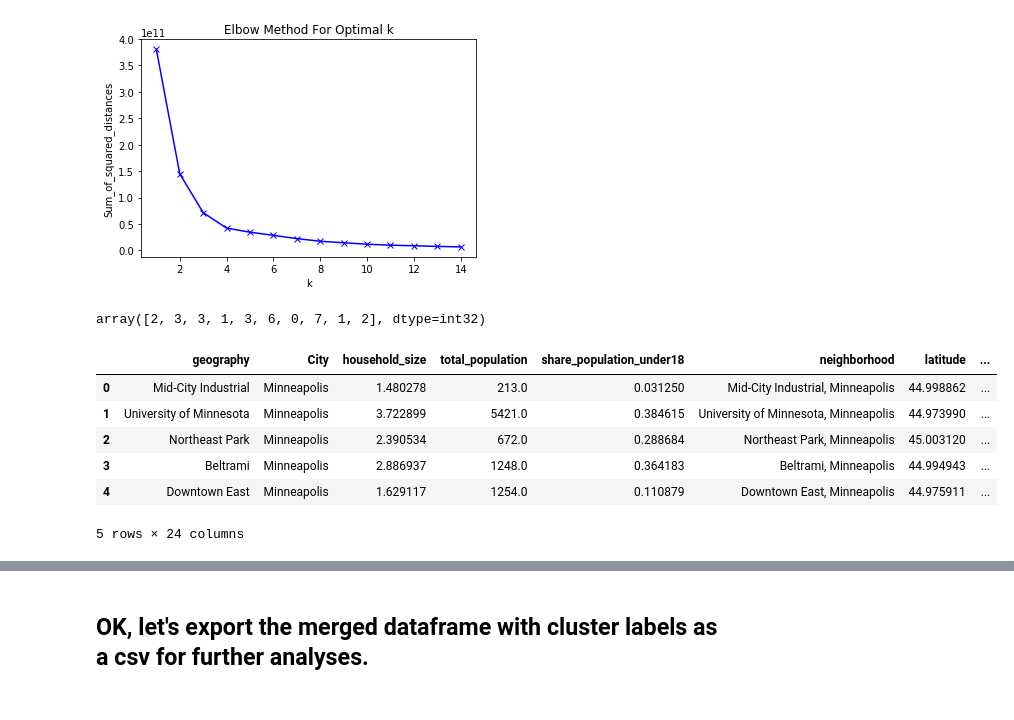
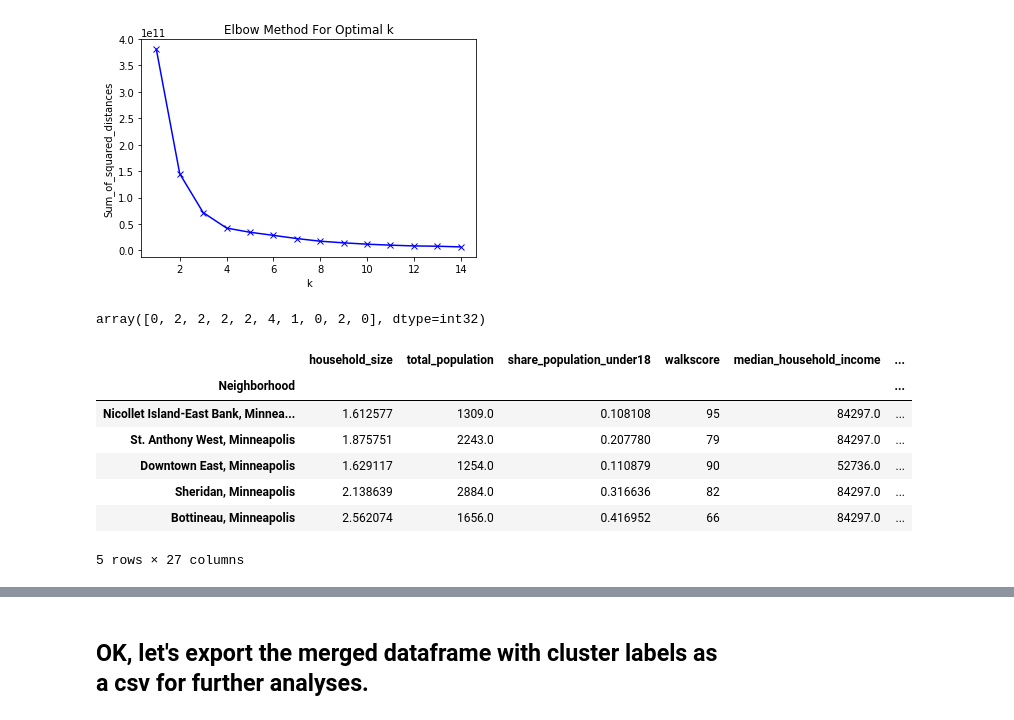
Before and after one commit to michaelmcanally/MinnesotaNice, a Jupyter notebook: Minnesota Nicest Data Sources.ipynb, the cells around one changed output, grey strips where cells are left out. Cells and saved outputs as stored; diff of their text form; code cells hidden in the pictures.

```diff
--- a/Minnesota Nicest Data Sources.ipynb
+++ b/Minnesota Nicest Data Sources.ipynb
@@ -352,0 +603,18 @@ Highland, St. Paul
+# %%
+MSP_Ranked = MSP_School3.merge(MSP_Church3, on = ['Neighborhood', 'household_size', 'total_population', 'share_population_under18', 'walkscore', 'median_household_income', 'median_home_value' ])
+
+MSP_Ranked.drop(['Count_x', 'Count_y'], inplace = True, axis = 1)
+
+MSP_Ranked = MSP_Ranked.merge(MSP_Parks3, on = ['Neighborhood', 'household_size', 'total_population', 'share_population_under18', 'walkscore', 'median_household_income', 'median_home_value' ])
+
+MSP_Ranked.drop(['Count'], inplace = True, axis = 1)
+
+MSP_Ranked['walkscore_rank'] = MSP_Ranked['walkscore'].rank(ascending=False)
+
+MSP_Ranked['income_rank'] = MSP_Ranked['median_household_income'].rank(ascending=False)
+
+MSP_Ranked['homeval_rank'] = MSP_Ranked['median_home_value'].rank(ascending=False)
+
+MSP_Ranked['mn_nice_score'] = MSP_Ranked.apply(lambda x: 1 - (np.mean([x.school_rank, x.church_rank, x.park_rank, x.walkscore_rank, x.income_rank, x.homeval_rank]) / 102), axis = 1);
+
+MSP_Ranked1 = MSP_Ranked.sort_values(by = 'mn_nice_score', ascending = False)
@@ -503,3 +811,7 @@ neighborhoods_venues_sorted.head()
 | 4 | Beltrami, Minneapolis | Playground | Cosmetics Shop | Gift Shop | Café | ... |
 # %% [markdown]
 ## This cell creates the dataframe for K-means cluster analysis
+# %%
+MSP_Ranked_clusters = MSP_Ranked[['household_size', 'total_population', 'share_population_under18', 'walkscore', 'median_household_income', 'median_home_value', 'school_per_capita', 'church_per_capita', 'parks_per_capita']]
+
+MSP_Ranked_clusters.head()
@@ -506,4 +826,6 @@ neighborhoods_venues_sorted.head()
 # %%
-MSP_grouped_clustering1 = MSP_grouped.join(TwinCityNeighborhoodsDF.set_index('neighborhood'), on = 'Neighborhood')
+MSP_grouped_clustering1 = MSP_grouped.join(MSP_Ranked_clusters, on = 'Neighborhood')
 
-MSP_grouped_clustering2 = MSP_grouped_clustering1.drop(['Neighborhood', 'latitude', 'longitude', 'lat-lon', 'address', 'geography', 'City'], 1)
+MSP_grouped_clustering2 = MSP_grouped_clustering1.drop(['Neighborhood'], 1)
+
+MSP_grouped_clustering2.head()
@@ -530,7 +860,7 @@ plot
 [figure]
 # %%
 # set number of clusters
-kclusters = 8
+kclusters = 6
 
 # run k-means clustering
 kmeans = KMeans(n_clusters=kclusters, random_state=0).fit(MSP_grouped_clustering2)
@@ -538,24 +868,25 @@ kmeans = KMeans(n_clusters=kclusters, random_state=0).fit(MSP_grouped_clustering
 # check cluster labels generated for each row in the dataframe
 kmeans.labels_[0:10]
 # %% [output]
-array([2, 3, 3, 1, 3, 6, 0, 7, 1, 2], dtype=int32)
+array([0, 2, 2, 2, 2, 4, 1, 0, 2, 0], dtype=int32)
 # %%
 # neighborhoods_venues_sorted.drop('Cluster Labels', 1, inplace = True);
 
 # add clustering labels
 neighborhoods_venues_sorted.insert(0, 'Cluster Labels', kmeans.labels_)
 
-MSP_merged = TwinCityNeighborhoodsDF
+MSP_merged = MSP_Ranked1
 
 # merge MSP_grouped with MSP_data to add latitude/longitude for each neighborhood
-MSP_merged = MSP_merged.join(neighborhoods_venues_sorted.set_index('Neighborhood'), on='neighborhood')
+MSP_merged = MSP_merged.join(neighborhoods_venues_sorted.set_index('Neighborhood'), on='Neighborhood')
 
 MSP_merged.head() # check the last columns!
 # %% [output]
-|  | geography | City | household_size | total_population | share_population_under18 | neighborhood | latitude | ... |
-| 0 | Mid-City Industrial | Minneapolis | 1.480278 | 213.0 | 0.031250 | Mid-City Industrial, Minneapolis | 44.998862 | ... |
-| 1 | University of Minnesota | Minneapolis | 3.722899 | 5421.0 | 0.384615 | University of Minnesota, Minneapolis | 44.973990 | ... |
-| 2 | Northeast Park | Minneapolis | 2.390534 | 672.0 | 0.288684 | Northeast Park, Minneapolis | 45.003120 | ... |
-| 3 | Beltrami | Minneapolis | 2.886937 | 1248.0 | 0.364183 | Beltrami, Minneapolis | 44.994943 | ... |
-| 4 | Downtown East | Minneapolis | 1.629117 | 1254.0 | 0.110879 | Downtown East, Minneapolis | 44.975911 | ... |
+|  | household_size | total_population | share_population_under18 | walkscore | median_household_income | ... |
+| Neighborhood |  |  |  |  |  | ... |
+| Nicollet Island-East Bank, Minnea... | 1.612577 | 1309.0 | 0.108108 | 95 | 84297.0 | ... |
+| St. Anthony West, Minneapolis | 1.875751 | 2243.0 | 0.207780 | 79 | 84297.0 | ... |
+| Downtown East, Minneapolis | 1.629117 | 1254.0 | 0.110879 | 90 | 52736.0 | ... |
+| Sheridan, Minneapolis | 2.138639 | 2884.0 | 0.316636 | 82 | 84297.0 | ... |
+| Bottineau, Minneapolis | 2.562074 | 1656.0 | 0.416952 | 66 | 84297.0 | ... |
-5 rows × 24 columns
+5 rows × 27 columns
```
Also changed, not shown: parts of 24 cells of this notebook.
